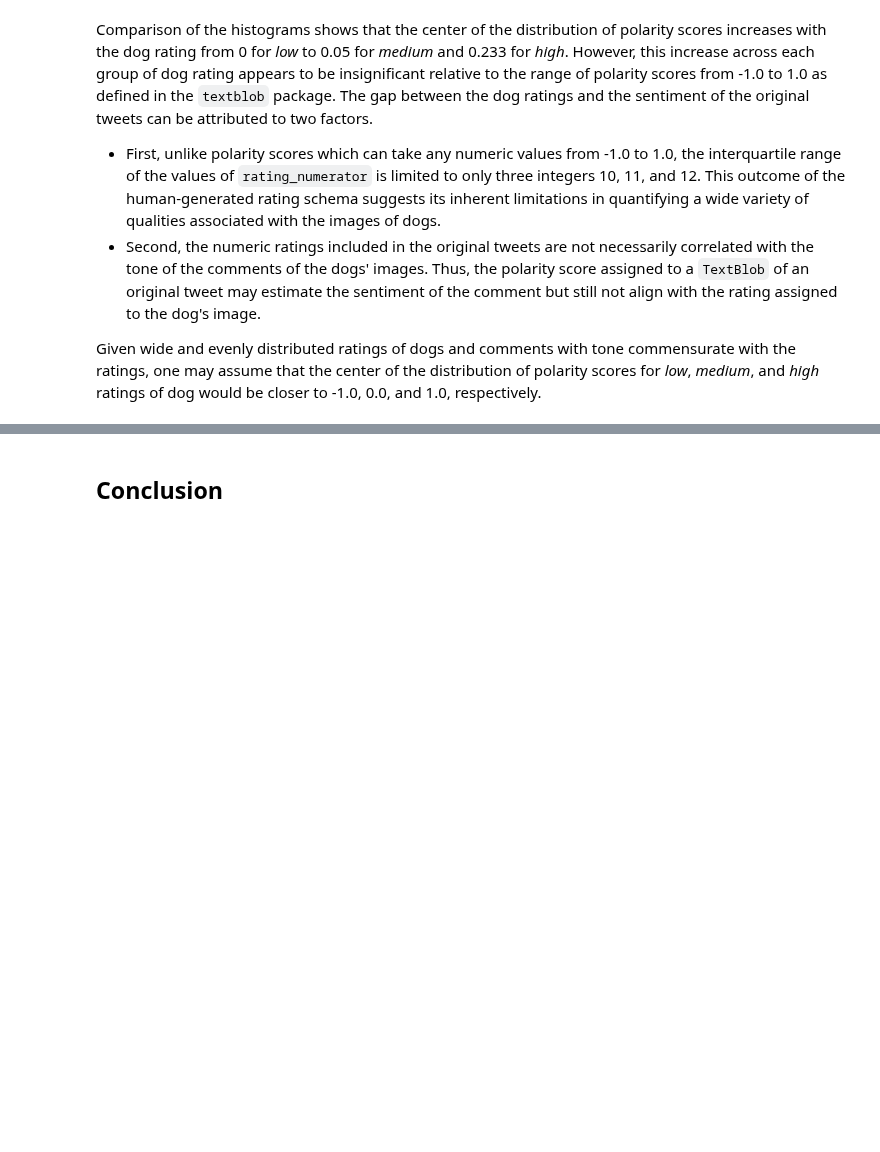
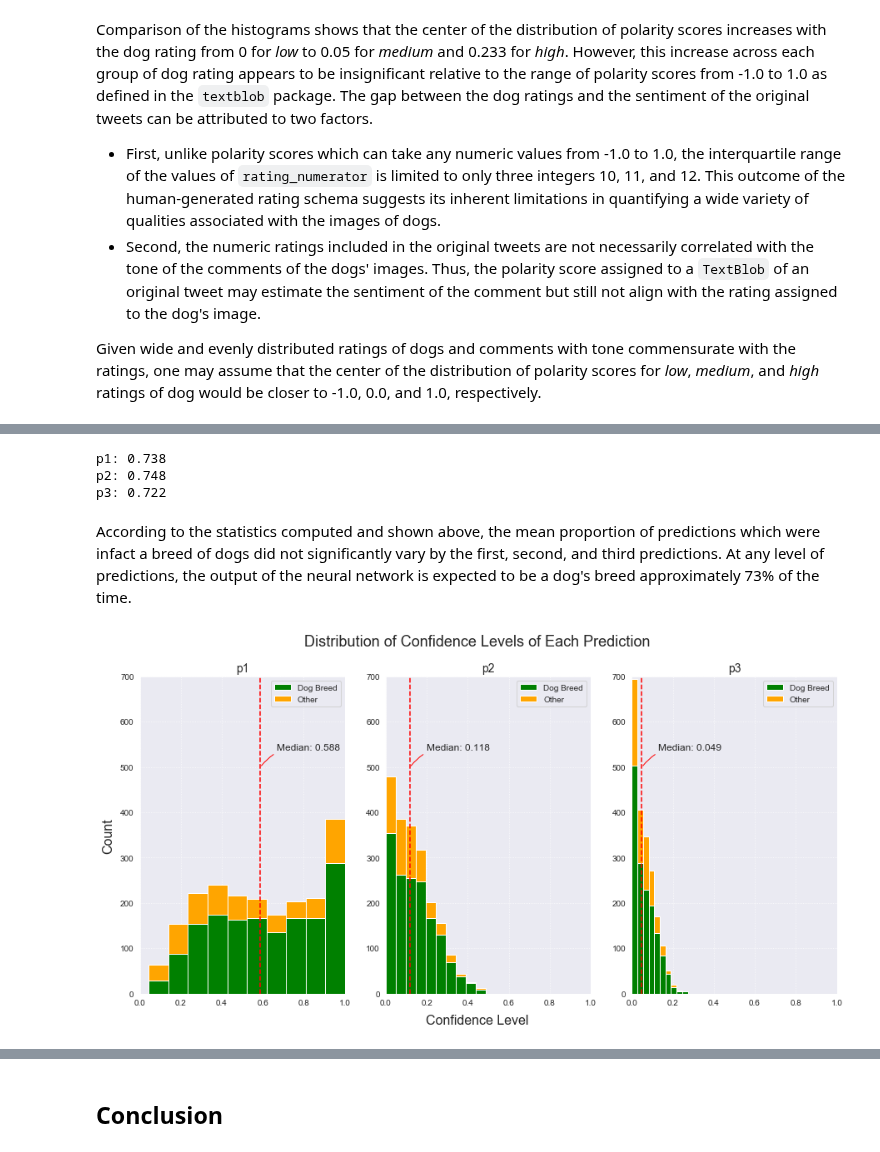
Before and after one commit to jmlcode/p3-analyze-tweet-data, a Jupyter notebook: eda_act.ipynb, the cells around one changed output, grey strips where cells are left out. Cells and saved outputs as stored; diff of their text form; code cells hidden in the pictures; blank space fills up the shorter version.

Commit message:
Add analysis of image prediction results
  - rate of predictions with dog breeds
  - distribution of confidence levels for each level prediction

```diff
--- a/eda_act.ipynb
+++ b/eda_act.ipynb
@@ -597,0 +617,56 @@ Given wide and evenly distributed ratings of dogs and comments with tone commens
+# %%
+# calculate the rate of success in predicting a dog breed for each level of prediction
+for p in df_image.prediction.unique():
+    proportion = df_image.query('prediction == @p').dog_breed.mean()
+    print('{}: {}'.format(p, round(proportion, 3)))
+# %% [output]
+p1: 0.738
+p2: 0.748
+p3: 0.722
+# %% [markdown]
+According to the statistics computed and shown above, the mean proportion of predictions which were infact a breed of dogs did not significantly vary by the first, second, and third predictions. At any level of predictions, the output of the neural network is expected to be a dog's breed approximately 73% of the time.
+# %%
+# create a figure with suplots arranged in 1-by-3
+fig, ax = plt.subplots(nrows = 1, ncols = 3,figsize = (15, 7))
+
+# add figure title and axis labels for all subplots
+fig.suptitle('Distribution of Confidence Levels of Each Prediction', fontsize = 18)
+fig.text(x = 0.5, y = 0.06, s = 'Confidence Level', ha = 'center', va = 'center', fontsize = 16)
+fig.text(x = 0.09, y = 0.5, s = 'Count', ha = 'center', va = 'center', rotation = 'vertical', fontsize = 16)
+
+# for each subplot indexed by the level of prediction, p1, p2, and p3
+for i, p in enumerate(df_image.prediction.unique()):
+
+    # set the level of prediction as the title of the suplot
+    ax[i].set_title(label = p, fontsize = 14)
+
+    # plot a stacked histogram for confidence levels of predictions
+        # top: non-dog breed outputs
+        # bottom: dog breed outputs
+    stack_hist = ax[i].hist(x = [df_image.query('prediction == @p & dog_breed == True').confidence
+                           , df_image.query('prediction == @p & dog_breed == False').confidence]
+                      , histtype = 'barstacked'
+                      , color = ['green', 'orange']
+                      , label = ['Dog Breed', 'Other'])
+    # add legend for colors
+    ax[i].legend()
+
+    # set the range for both x and y axes for all suplots
+    ax[i].set_xlim(xmin = 0.0, xmax = 1.0)
+    ax[i].set_ylim(ymin = 0.0, ymax = 700)
+
+    # calculate the median of the confidence levels
+    median = df_image.query('prediction == @p').confidence.median()
+
+    # plot vertical line through the median
+    ax[i].axvline(x = median, c = 'r', linestyle = '--')
+
+    # annotate the vertical line with the median value
+    ax[i].annotate(s = 'Median: {}'.format(round(median, 3))
+                   , xy = (median, 500), xycoords = 'data'
+                   , xytext = (20, 20), textcoords = 'offset points'
+                   , fontsize = 12, arrowprops = dict(arrowstyle = "-"
+                                                      , connectionstyle = "arc3, rad=0.3"
+                                                      , color = 'red'));
+# %% [output]
+[figure, added]
```
Also changed, not shown: parts of 10 cells of this notebook.
